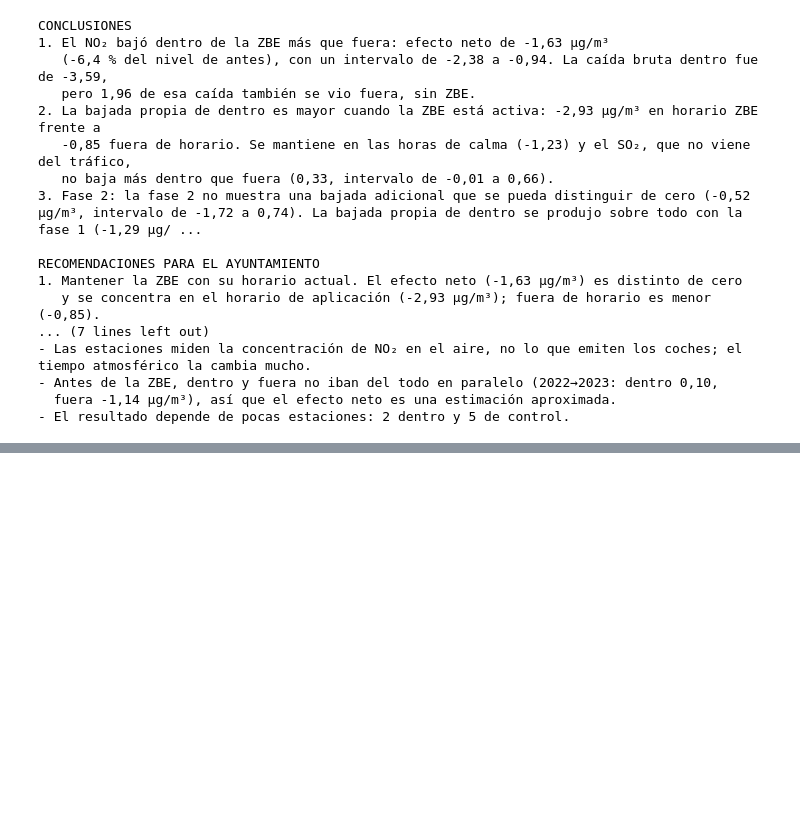
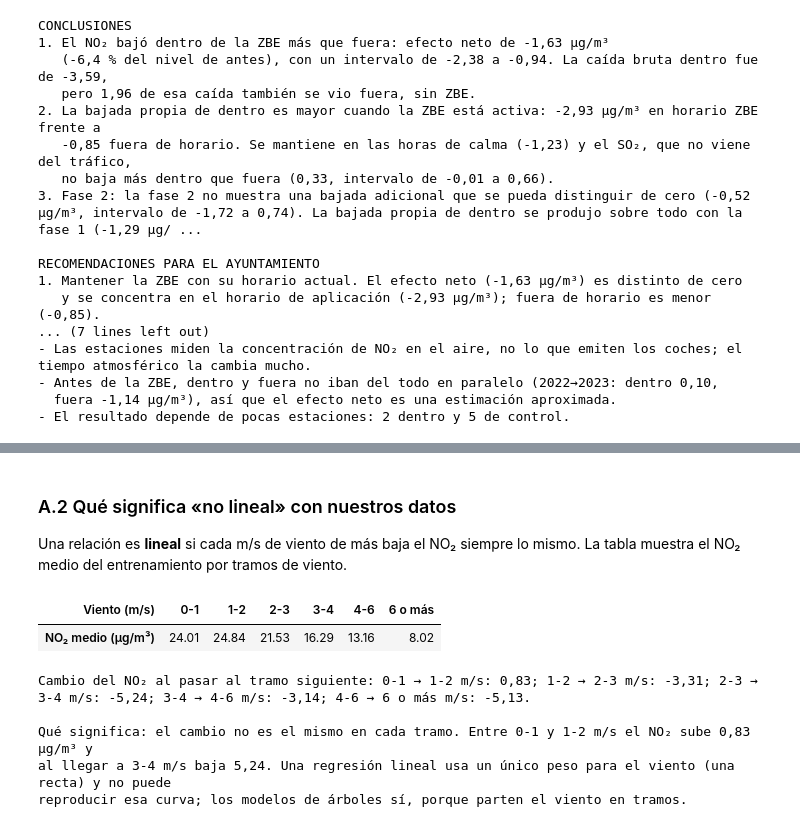
Before and after one commit to ai-somorrostro/haizelab, a Jupyter notebook: notebooks/zbe_bilbao.ipynb, the cells around one changed output, grey strips where cells are left out. Cells and saved outputs as stored; diff of their text form; code cells hidden in the pictures; blank space fills up the shorter version.

```diff
--- a/notebooks/zbe_bilbao.ipynb
+++ b/notebooks/zbe_bilbao.ipynb
@@ -885,0 +992,25 @@ Observado − predicho después de la ZBE (dentro): -2,77 µg/m³. Provisional:
+# %% [markdown]
+### A.2 Qué significa «no lineal» con nuestros datos
+
+Una relación es **lineal** si cada m/s de viento de más baja el NO₂ siempre lo mismo. La tabla muestra el NO₂ medio del entrenamiento por tramos de viento.
+# %%
+tramos = pd.cut(entreno["viento_ms"], [0, 1, 2, 3, 4, 6, np.inf], right=False,
+                labels=["0-1", "1-2", "2-3", "3-4", "4-6", "6 o más"])
+no2_por_viento = entreno.groupby(tramos, observed=True)["no2"].mean()
+display(no2_por_viento.round(2).rename("NO₂ medio (µg/m³)").rename_axis("Viento (m/s)").to_frame().T)
+
+cambio = no2_por_viento.diff().dropna()  # cambio del NO₂ al pasar de un tramo al siguiente
+mayor_bajada = cambio.idxmin()
+print(f"""Cambio del NO₂ al pasar al tramo siguiente: {'; '.join(f'{a} → {b} m/s: {es(v)}' for (a, b), v in zip(zip(no2_por_viento.index[:-1], cambio.index), cambio))}.
+
+Qué significa: el cambio no es el mismo en cada tramo. Entre {no2_por_viento.index[0]} y {no2_por_viento.index[1]} m/s el NO₂ {'sube' if cambio.iloc[0] > 0 else 'baja'} {es(abs(cambio.iloc[0]))} µg/m³ y
+al llegar a {mayor_bajada} m/s baja {es(abs(cambio.min()))}. Una regresión lineal usa un único peso para el viento (una recta) y no puede
+reproducir esa curva; los modelos de árboles sí, porque parten el viento en tramos.""")
+# %% [output]
+| Viento (m/s) | 0-1 | 1-2 | 2-3 | 3-4 | 4-6 | 6 o más |
+| NO₂ medio (µg/m³) | 24.01 | 24.84 | 21.53 | 16.29 | 13.16 | 8.02 |
+Cambio del NO₂ al pasar al tramo siguiente: 0-1 → 1-2 m/s: 0,83; 1-2 → 2-3 m/s: -3,31; 2-3 → 3-4 m/s: -5,24; 3-4 → 4-6 m/s: -3,14; 4-6 → 6 o más m/s: -5,13.
+
+Qué significa: el cambio no es el mismo en cada tramo. Entre 0-1 y 1-2 m/s el NO₂ sube 0,83 µg/m³ y
+al llegar a 3-4 m/s baja 5,24. Una regresión lineal usa un único peso para el viento (una recta) y no puede
+reproducir esa curva; los modelos de árboles sí, porque parten el viento en tramos.
```
Also changed, not shown: parts of 15 cells of this notebook, 1 other file.
